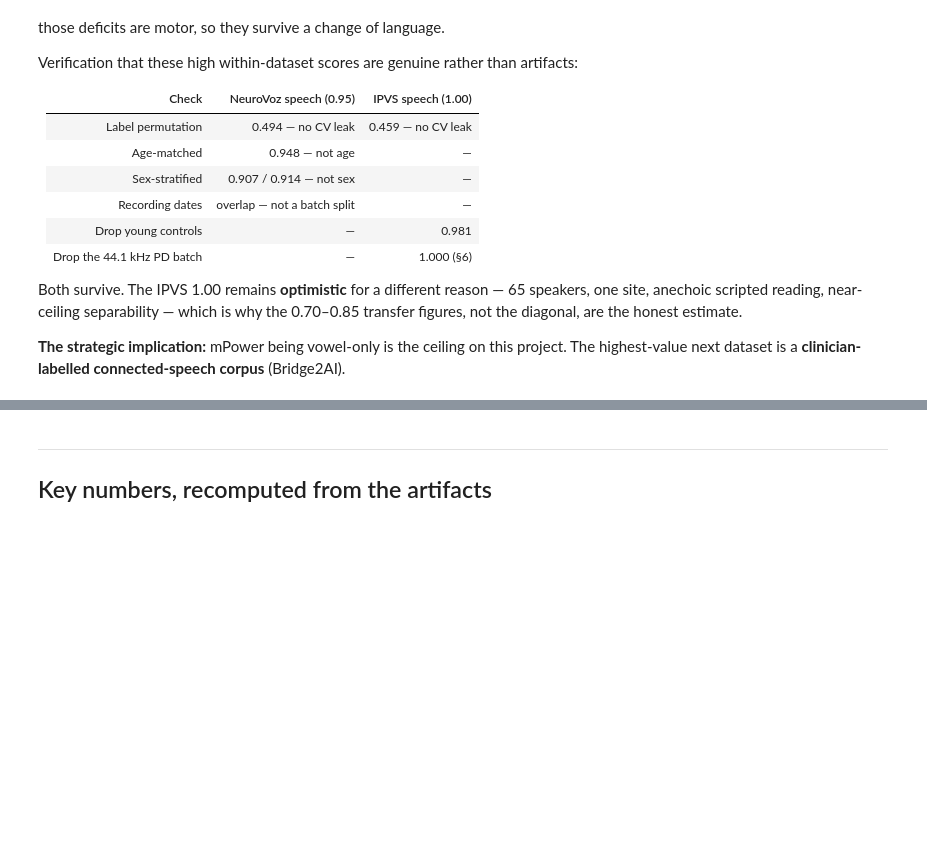
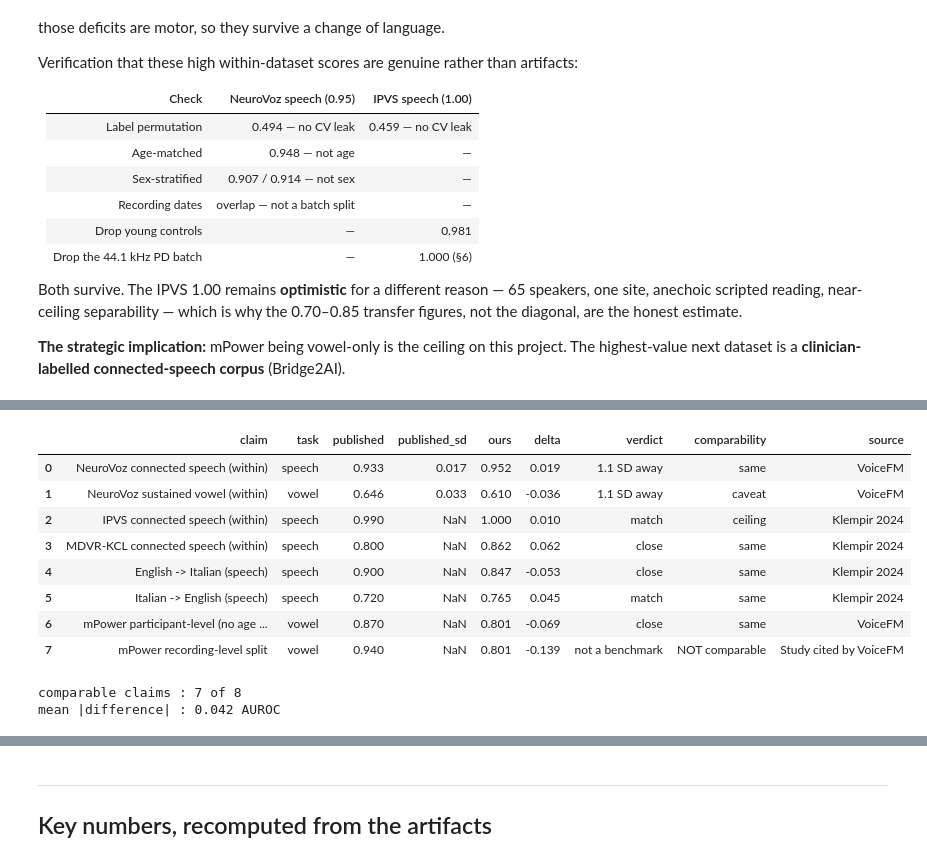
Before and after one commit to uaday/crosslingual-pd-voice, a Jupyter notebook: notebooks/50_data_and_results.ipynb, the cells around one changed output, grey strips where cells are left out. Drawn from its saved outputs; the diff is of its cells as text; code cells hidden in the pictures; blank space fills up the shorter version.

```diff
--- a/notebooks/50_data_and_results.ipynb
+++ b/notebooks/50_data_and_results.ipynb
@@ -2062,0 +2170,23 @@ highest-value next dataset is a **clinician-labelled connected-speech corpus** (
+# %%
+if have("literature_comparison.json"):
+    lc = cited("literature_comparison.json")
+    L = pd.DataFrame(lc["rows"])
+    show = L[["claim", "task", "published", "published_sd", "ours", "delta",
+              "verdict", "comparability", "source"]]
+    display(show.round(3))
+    print(f"comparable claims : {lc['n_comparable']} of {lc['n_claims']}")
+    print(f"mean |difference| : {lc['mean_abs_delta']:.3f} AUROC")
+else:
+    print("run scripts/literature_comparison.py")
+# %% [output]
+|  | claim | task | published | published_sd | ours | delta | verdict | comparability | source |
+| 0 | NeuroVoz connected speech (within) | speech | 0.933 | 0.017 | 0.952 | 0.019 | 1.1 SD away | same | VoiceFM |
+| 1 | NeuroVoz sustained vowel (within) | vowel | 0.646 | 0.033 | 0.610 | -0.036 | 1.1 SD away | caveat | VoiceFM |
+| 2 | IPVS connected speech (within) | speech | 0.990 | NaN | 1.000 | 0.010 | match | ceiling | Klempir 2024 |
+| 3 | MDVR-KCL connected speech (within) | speech | 0.800 | NaN | 0.862 | 0.062 | close | same | Klempir 2024 |
+| 4 | English -> Italian (speech) | speech | 0.900 | NaN | 0.847 | -0.053 | close | same | Klempir 2024 |
+| 5 | Italian -> English (speech) | speech | 0.720 | NaN | 0.765 | 0.045 | match | same | Klempir 2024 |
+| 6 | mPower participant-level (no age ... | vowel | 0.870 | NaN | 0.801 | -0.069 | close | same | VoiceFM |
+| 7 | mPower recording-level split | vowel | 0.940 | NaN | 0.801 | -0.139 | not a benchmark | NOT comparable | Study cited by VoiceFM |
+comparable claims : 7 of 8
+mean |difference| : 0.042 AUROC
```
Also changed, not shown: parts of 8 cells of this notebook, 2 other files.
